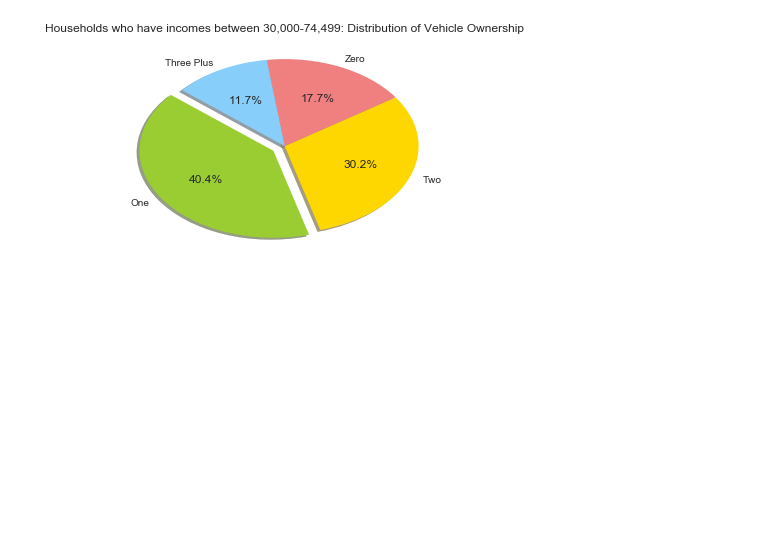
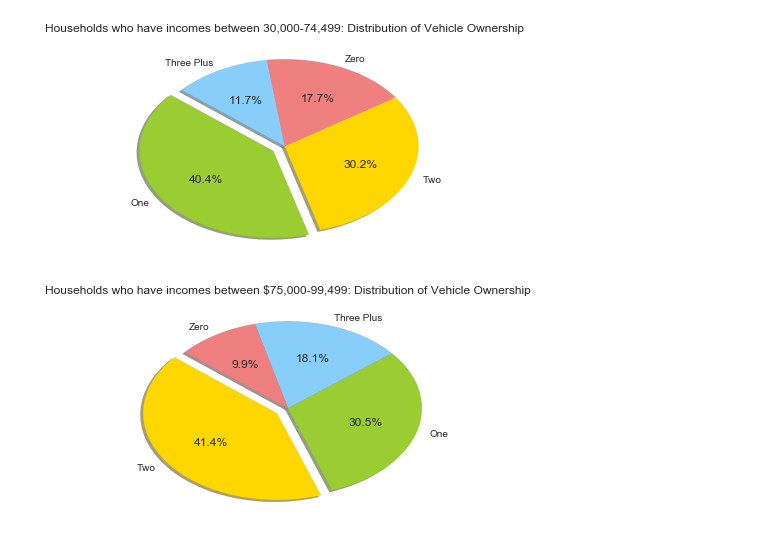
Before and after one commit to soundestmammal/Senior_Thesis, a Jupyter notebook: Friday_Prelim_Visualization.ipynb, the cells around one changed output. Cells and saved outputs as stored; diff of their text form; code cells hidden in the pictures; blank space fills up the shorter version.

Commit message:
Pie Chart for Households with income between 75k-99,999k

```diff
--- a/Friday_Prelim_Visualization.ipynb
+++ b/Friday_Prelim_Visualization.ipynb
@@ -397,3 +397,20 @@ plt.show()
 # There was a really big reduction in owning zero cars in this range of income. It decreased by like a factor of 4
 # %% [output]
 [figure]
+# %%
+# 2, 1, 3, 0
+labels = ['Two', 'One', 'Three Plus', 'Zero']
+colors = ['gold', 'yellowgreen', 'lightskyblue', 'lightcoral']
+explode = (0.1, 0, 0, 0)  # explode 1st slice
+fig = plt.figure()
+ax = fig.add_subplot(1,1,1)
+ax.pie(income_three_veh, explode=explode, labels=labels, colors=colors, autopct='%1.1f%%', shadow=True, startangle=140)
+plt.title("Households who have incomes between $75,000-99,499: Distribution of Vehicle Ownership")
+plt.show()
+
+# Interesting Observation that the percentage of owning zero vehicles decreased again now by a factor of 2.
+# Similarly, there continues to be growth in the three plus category.
+# The One and Two categories basically switch positions. Meaning that extra (upto) 25k must present a situation
+# Where the Utility maximizatation is to shift from One to Two Vehicles, and from Two to Three Vehicles.
+# %% [output]
+[figure, added]
```
